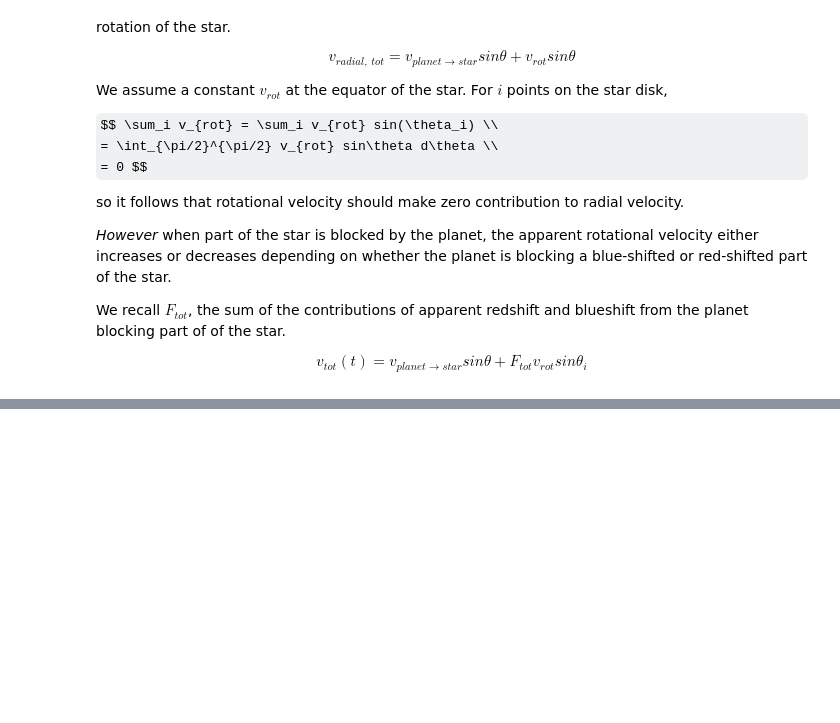
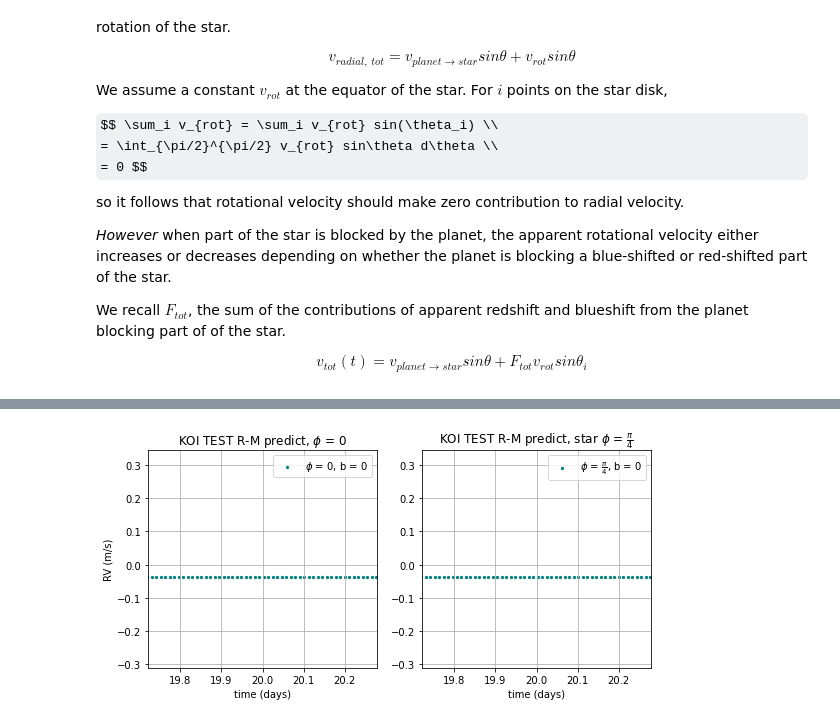
Before and after one commit to namagu/rossiter-mclaughlin-coaddventure, a Jupyter notebook: rv_from_scratch.ipynb, the cells around one changed output, grey strips where cells are left out. Saved outputs shown, nothing was run; the diff lists cells and outputs as text; code cells hidden in the pictures; some formulas as TeX source; blank space fills up the shorter version.

```diff
--- a/rv_from_scratch.ipynb
+++ b/rv_from_scratch.ipynb
@@ -837,0 +885,36 @@ ax.set_xlim(middle*(1-window), middle*(1+window))
+# %%
+# comparing star tilts
+rm_notilt = pd.read_csv('./KOI_5228_rmrv_lc_b_0.0_phi_0.0pi.csv', header=4, names=['time [d]', 'rv [m/s]', 'theta [rad]'])
+rm_45tilt = pd.read_csv('./KOI_5228_rmrv_lc_b_0.0_phi_0.25pi.csv', header=4, names=['time [d]', 'rv [m/s]', 'theta [rad]'])
+# %%
+fig = plt.figure(figsize=(9,4))
+
+ax = fig.add_subplot(121)
+ax.scatter(rm_notilt['time [d]'], rm_notilt['rv [m/s]'],
+           s=5,c='teal',label=r"$\phi$ = 0, b = 0")
+ax.legend(loc='upper right')
+ax.set_title(f"KOI {koi} R-M predict, "+ r"$\phi$ = 0")
+plt.grid()
+
+ax2 = fig.add_subplot(122)
+ax2.scatter(rm_45tilt['time [d]'], rm_45tilt['rv [m/s]'],
+         s=5,c='teal',label=r"$\phi$ = $\frac{\pi}{4}$, b = 0")
+ax2.legend(loc='upper right')
+ax2.set_title(f"KOI {koi} R-M predict, "+ r"star $\phi$ = $\frac{\pi}{4}$")
+
+
+middle = P.value  # 1 to start at 0
+window = 2*(dur.to(u.d))/P
+ax.set_xlim(middle*(1-window), middle*(1+window))
+ax2.set_xlim(middle*(1-window), middle*(1+window))
+ax2.set_ylim(ax.get_ylim())
+
+ax.set_xlabel('time (days)')
+ax.set_ylabel('RV (m/s)')
+ax2.set_xlabel('time (days)')
+
+plt.grid()
+
+plt.savefig(f'KOI_{koi}_rmrv_compare_starphi.png')
+# %% [output]
+[figure, added]
```
Also changed, not shown: parts of 23 cells of this notebook, 1 other file.
